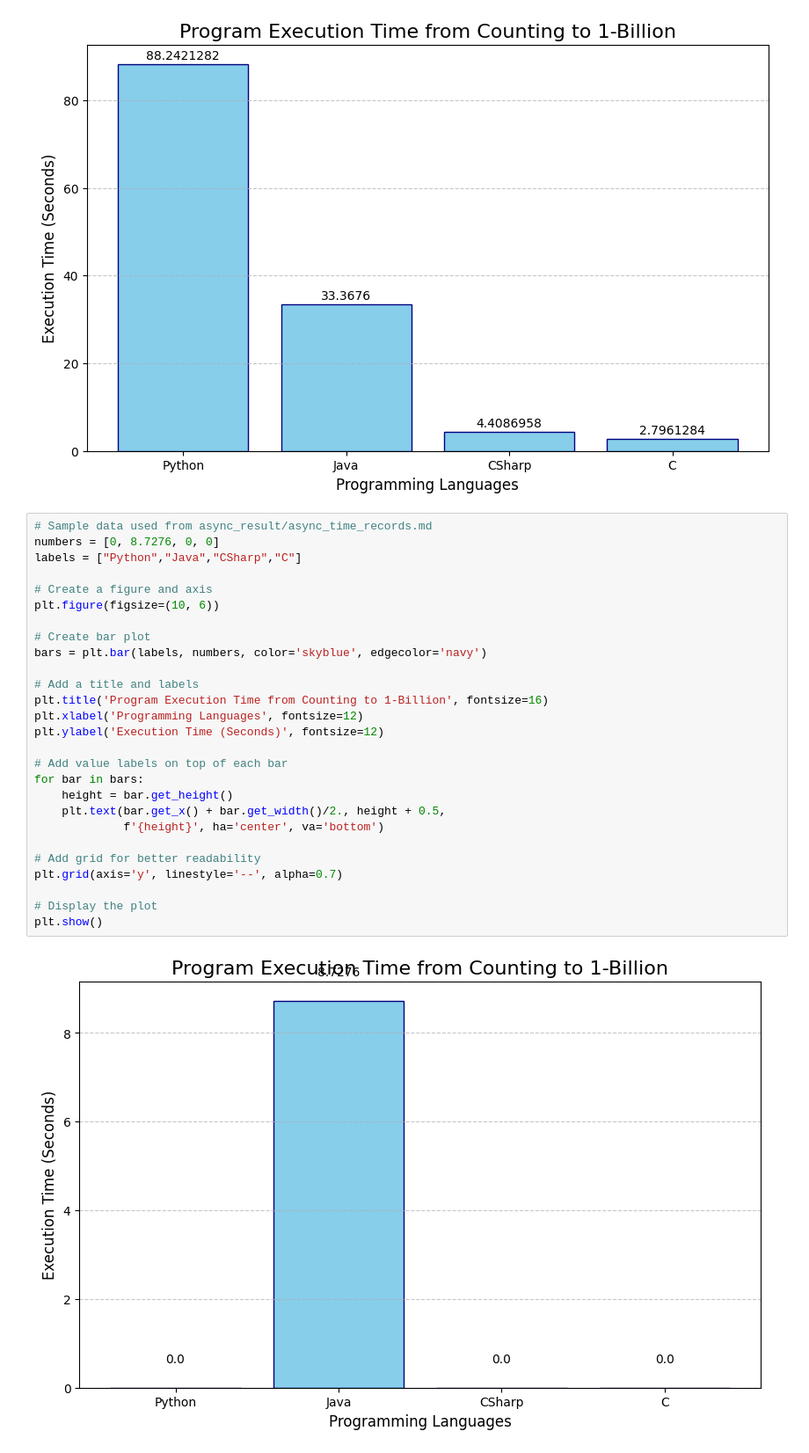
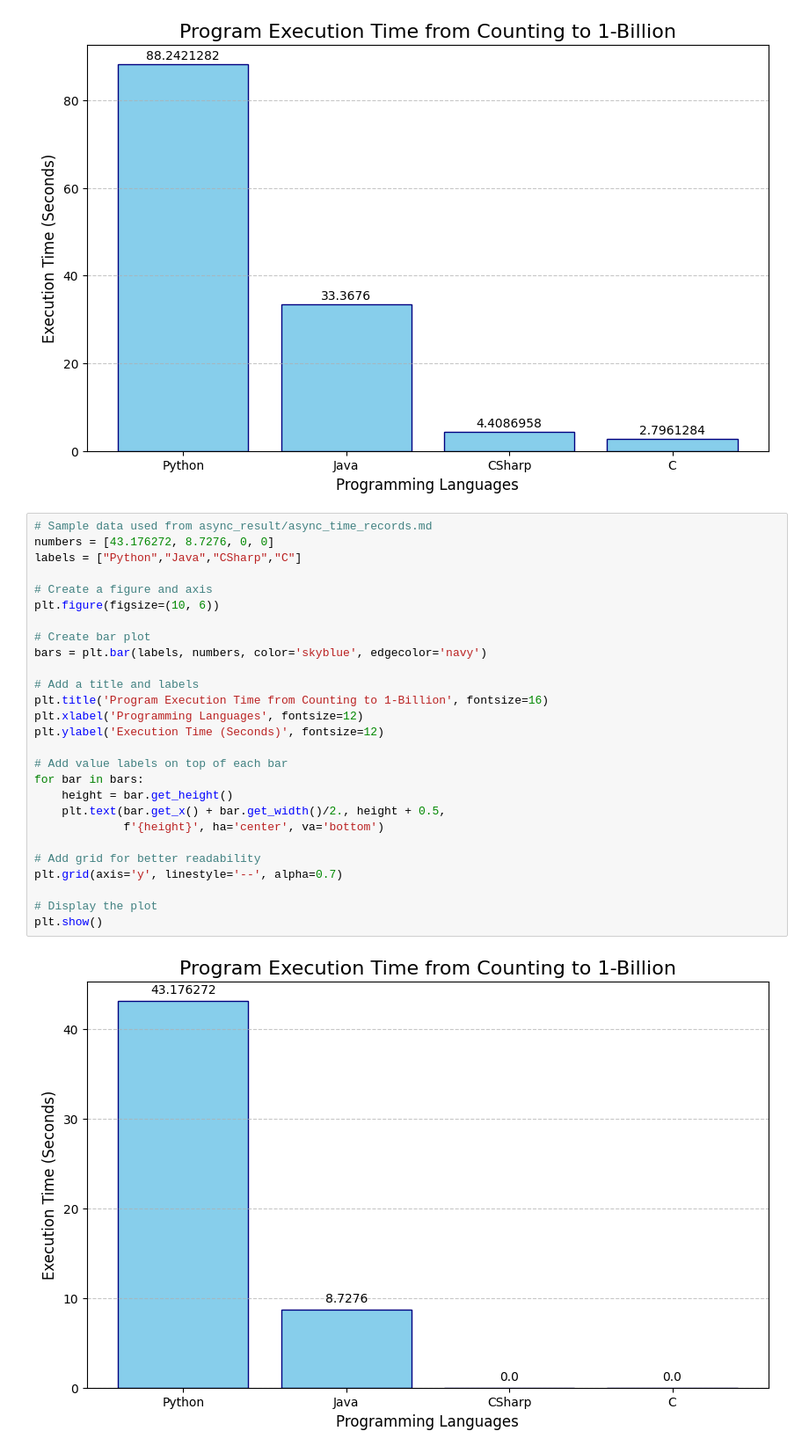
Before and after one commit to X1las/AsSynergy, a Jupyter notebook: graphs/graphics.ipynb, the cells around one changed output. Shown: that part at 88% size. Cells and saved outputs as stored; diff of their text form.

Commit message:
added python async counting, async execution time graph and report content

```diff
--- a/graphs/graphics.ipynb
+++ b/graphs/graphics.ipynb
@@ -35,30 +35,30 @@ plt.show()
 [figure]
 # %%
 # Sample data used from async_result/async_time_records.md
-numbers = [0, 8.7276, 0, 0]
+numbers = [43.176272, 8.7276, 0, 0]
 labels = ["Python","Java","CSharp","C"]
 
 # Create a figure and axis
 plt.figure(figsize=(10, 6))
 
 # Create bar plot
 bars = plt.bar(labels, numbers, color='skyblue', edgecolor='navy')
 
 # Add a title and labels
 plt.title('Program Execution Time from Counting to 1-Billion', fontsize=16)
 plt.xlabel('Programming Languages', fontsize=12)
 plt.ylabel('Execution Time (Seconds)', fontsize=12)
 
 # Add value labels on top of each bar
 for bar in bars:
     height = bar.get_height()
     plt.text(bar.get_x() + bar.get_width()/2., height + 0.5,
              f'{height}', ha='center', va='bottom')
 
 # Add grid for better readability
 plt.grid(axis='y', linestyle='--', alpha=0.7)
 
 # Display the plot
 plt.show()
 # %% [output]
-[figure, old version]
+[figure, new version]
```
Also changed, not shown: 10 other files.
